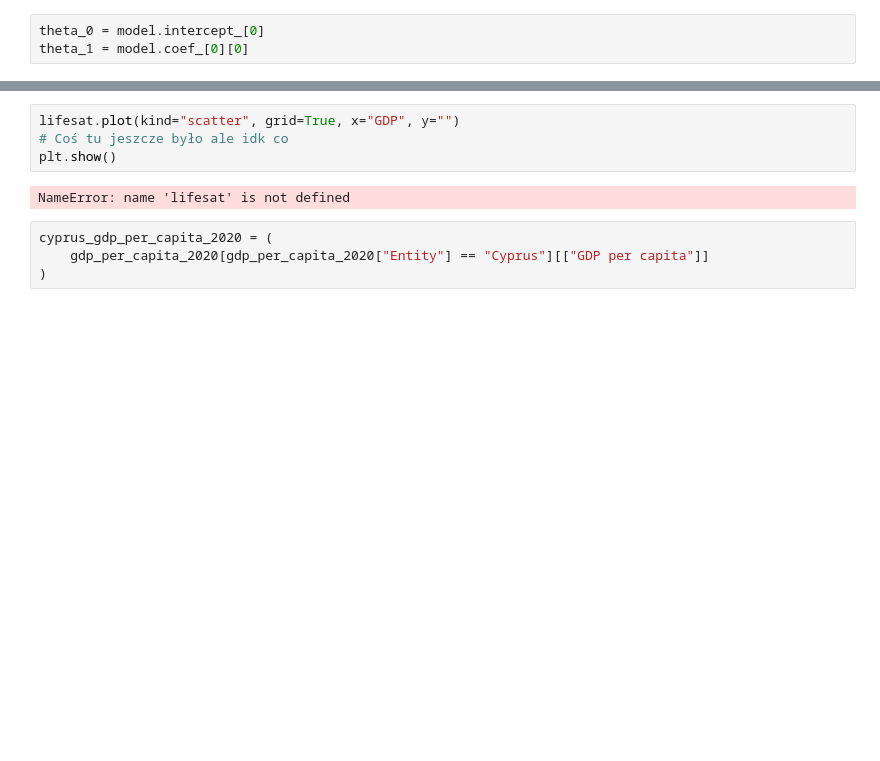
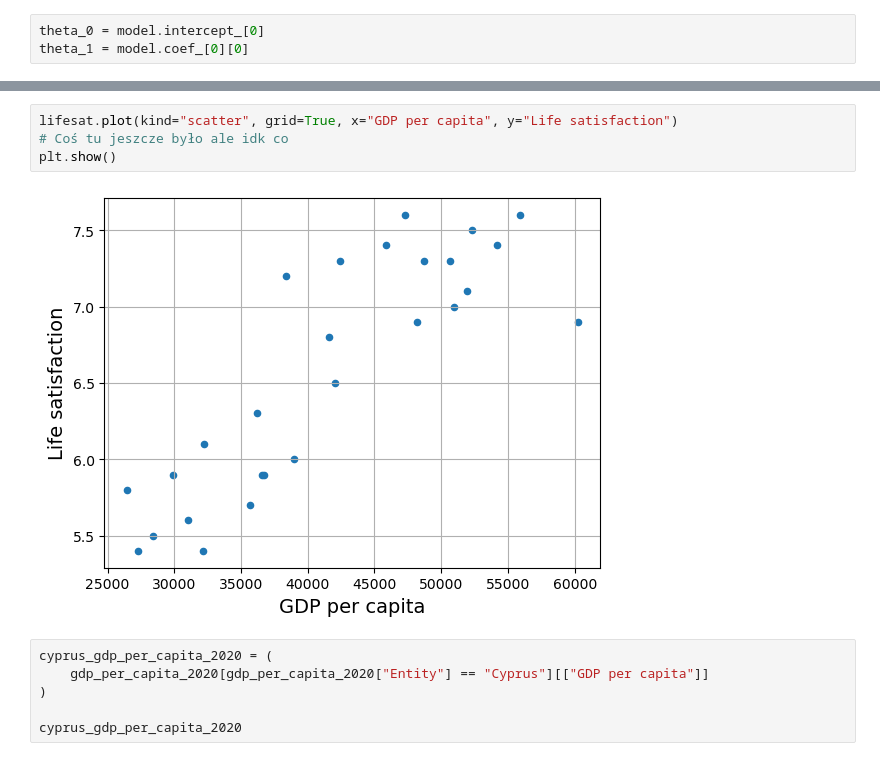
Before and after one commit to MikolajKochaniak/uczenie_maszynowe, a Jupyter notebook: notebook1.ipynb, the cells around one changed output, grey strips where cells are left out. Drawn from its saved outputs; the diff is of its cells as text; blank space fills up the shorter version.

```diff
--- a/notebook1.ipynb
+++ b/notebook1.ipynb
@@ -168,10 +209,12 @@ print(f"theta_1: {theta_1}")
 # %%
-lifesat.plot(kind="scatter", grid=True, x="GDP", y="")
+lifesat.plot(kind="scatter", grid=True, x="GDP per capita", y="Life satisfaction")
 # Coś tu jeszcze było ale idk co
 plt.show()
 # %% [output]
-NameError: name 'lifesat' is not defined
+[figure, added]
 # %%
 cyprus_gdp_per_capita_2020 = (
     gdp_per_capita_2020[gdp_per_capita_2020["Entity"] == "Cyprus"][["GDP per capita"]]
 )
+
+cyprus_gdp_per_capita_2020
```
Also changed, not shown: parts of 9 cells of this notebook.
